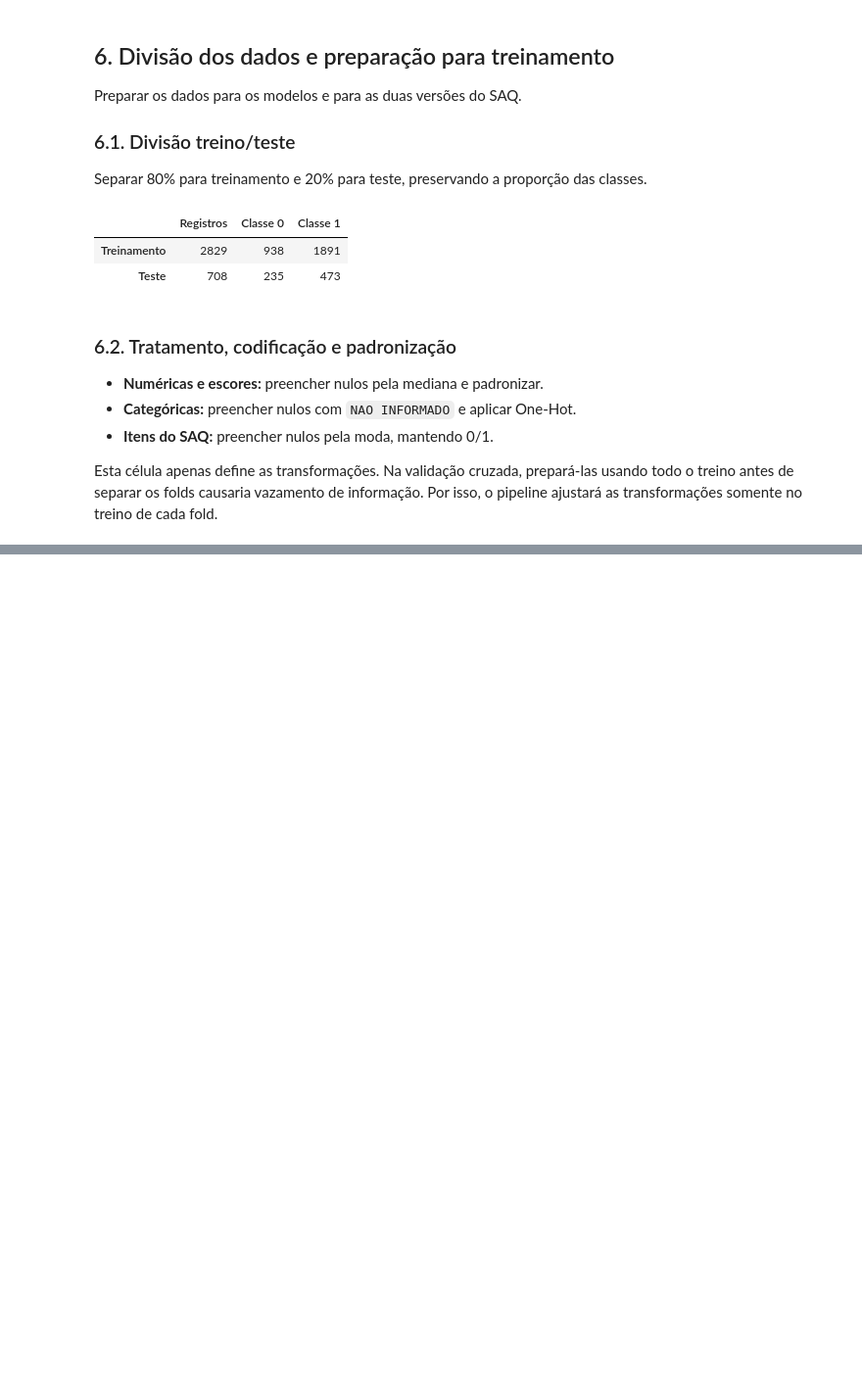
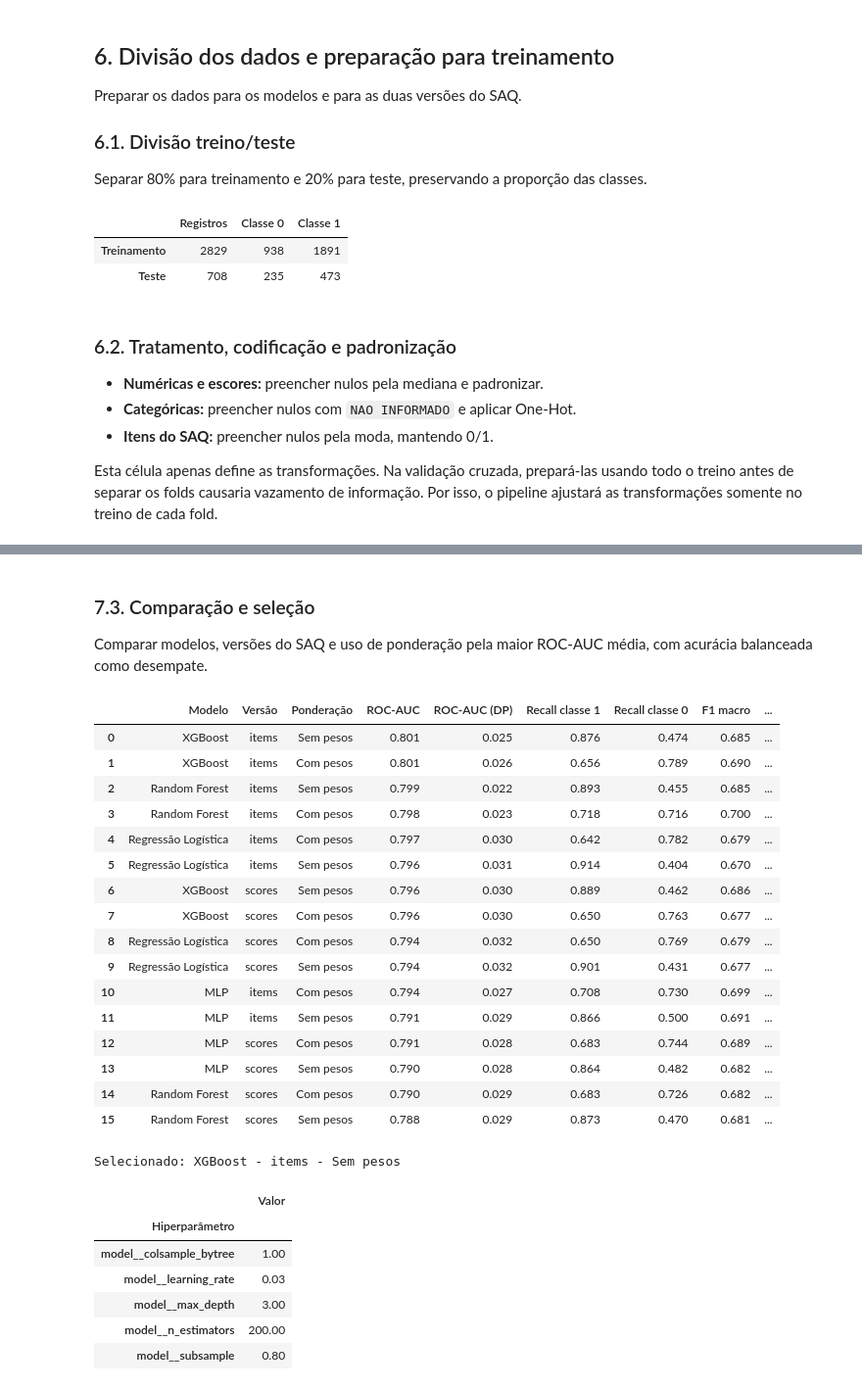
Before and after one commit to BrendonKappel/explainable-burnout-prediction, a Jupyter notebook: notebooks/burnout_prediction.ipynb, the cells around one changed output, grey strips where cells are left out. Shown at 98% size. Drawn from its saved outputs; the diff is of its cells as text; code cells hidden in the pictures; blank space fills up the shorter version.

Commit message:
Add model training and class weighting comparison

```diff
--- a/notebooks/burnout_prediction.ipynb
+++ b/notebooks/burnout_prediction.ipynb
@@ -803,0 +952,42 @@ Caso os resultados da validação cruzada indiquem necessidade, o balanceamento
+# %% [markdown]
+### 7.3. Comparação e seleção
+
+Comparar modelos, versões do SAQ e uso de ponderação pela maior ROC-AUC média, com acurácia balanceada como desempate.
+# %%
+results = pd.DataFrame(result_rows).sort_values(
+    ["ROC-AUC", "Acurácia balanceada"], ascending=False,
+).reset_index(drop=True)
+display(results.round(3))
+
+best_row = results.iloc[0]
+best_search = searches[(best_row["Modelo"], best_row["Versão"], best_row["Ponderação"])]
+best_pipeline = best_search.best_estimator_
+
+print(f"Selecionado: {best_row['Modelo']} - {best_row['Versão']} - {best_row['Ponderação']}")
+display(pd.Series(best_search.best_params_, name="Valor").rename_axis("Hiperparâmetro").to_frame())
+# %% [output]
+|  | Modelo | Versão | Ponderação | ROC-AUC | ROC-AUC (DP) | Recall classe 1 | Recall classe 0 | F1 macro | ... |
+| 0 | XGBoost | items | Sem pesos | 0.801 | 0.025 | 0.876 | 0.474 | 0.685 | ... |
+| 1 | XGBoost | items | Com pesos | 0.801 | 0.026 | 0.656 | 0.789 | 0.690 | ... |
+| 2 | Random Forest | items | Sem pesos | 0.799 | 0.022 | 0.893 | 0.455 | 0.685 | ... |
+| 3 | Random Forest | items | Com pesos | 0.798 | 0.023 | 0.718 | 0.716 | 0.700 | ... |
+| 4 | Regressão Logística | items | Com pesos | 0.797 | 0.030 | 0.642 | 0.782 | 0.679 | ... |
+| 5 | Regressão Logística | items | Sem pesos | 0.796 | 0.031 | 0.914 | 0.404 | 0.670 | ... |
+| 6 | XGBoost | scores | Sem pesos | 0.796 | 0.030 | 0.889 | 0.462 | 0.686 | ... |
+| 7 | XGBoost | scores | Com pesos | 0.796 | 0.030 | 0.650 | 0.763 | 0.677 | ... |
+| 8 | Regressão Logística | scores | Com pesos | 0.794 | 0.032 | 0.650 | 0.769 | 0.679 | ... |
+| 9 | Regressão Logística | scores | Sem pesos | 0.794 | 0.032 | 0.901 | 0.431 | 0.677 | ... |
+| 10 | MLP | items | Com pesos | 0.794 | 0.027 | 0.708 | 0.730 | 0.699 | ... |
+| 11 | MLP | items | Sem pesos | 0.791 | 0.029 | 0.866 | 0.500 | 0.691 | ... |
+| 12 | MLP | scores | Com pesos | 0.791 | 0.028 | 0.683 | 0.744 | 0.689 | ... |
+| 13 | MLP | scores | Sem pesos | 0.790 | 0.028 | 0.864 | 0.482 | 0.682 | ... |
+| 14 | Random Forest | scores | Com pesos | 0.790 | 0.029 | 0.683 | 0.726 | 0.682 | ... |
+| 15 | Random Forest | scores | Sem pesos | 0.788 | 0.029 | 0.873 | 0.470 | 0.681 | ... |
+Selecionado: XGBoost - items - Sem pesos
+|  | Valor |
+| Hiperparâmetro |  |
+| model__colsample_bytree | 1.00 |
+| model__learning_rate | 0.03 |
+| model__max_depth | 3.00 |
+| model__n_estimators | 200.00 |
+| model__subsample | 0.80 |
```
Also changed, not shown: parts of 8 cells of this notebook.
